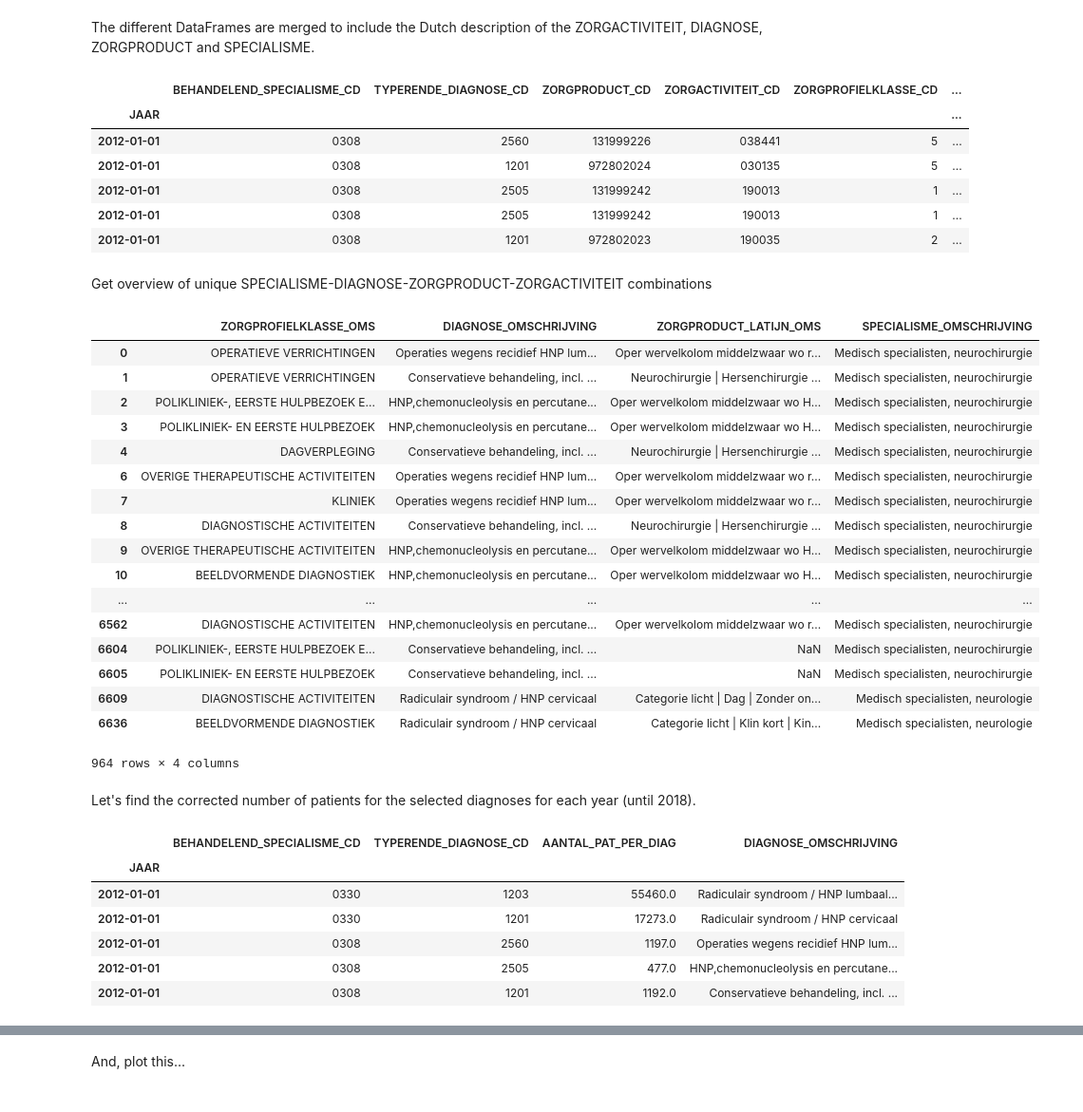
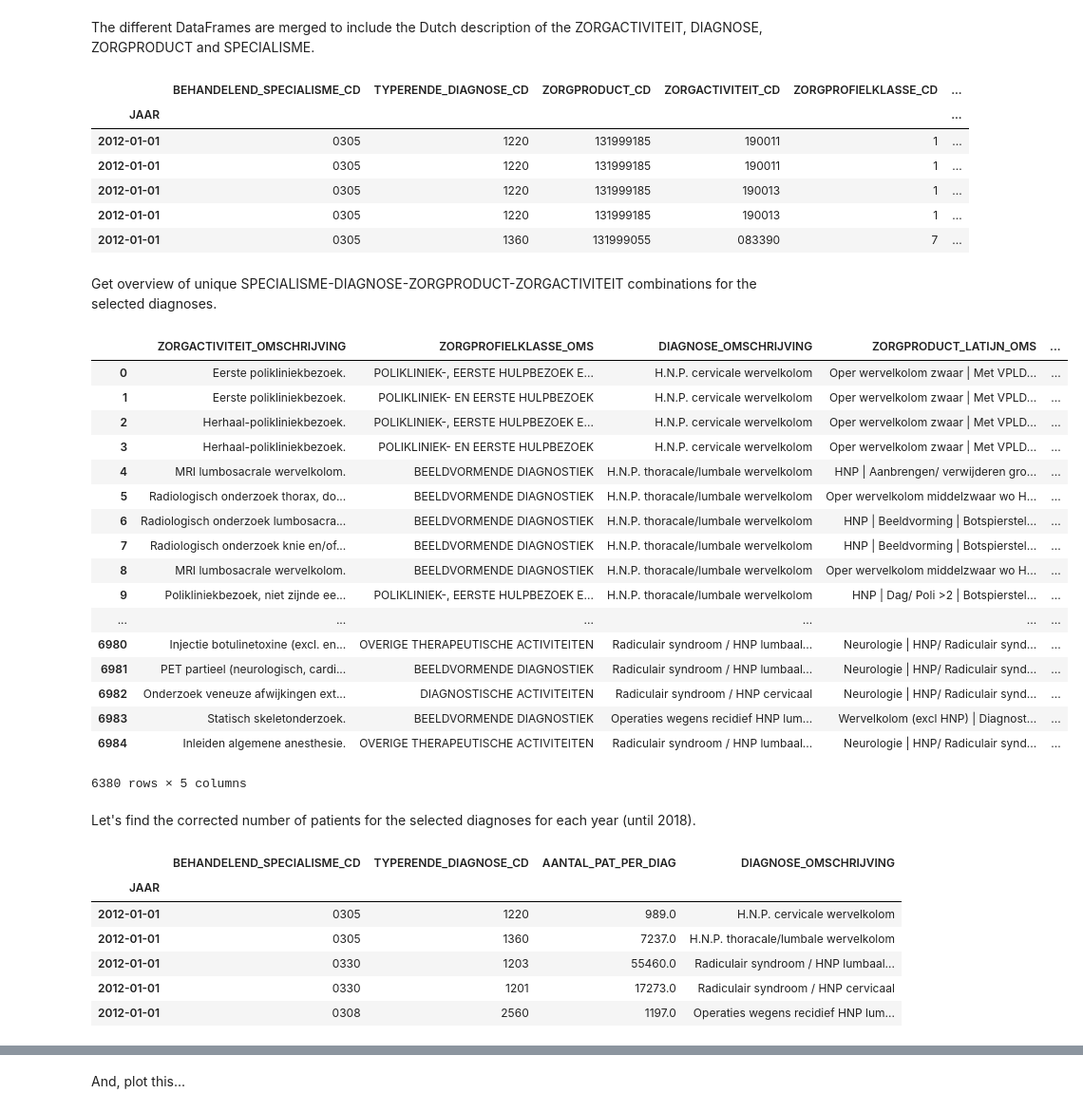
Before and after one commit to bokhove/NZa, a Jupyter notebook: NZa.ipynb, the cells around one changed output, grey strips where cells are left out. Shown at 95% size. Drawn from its saved outputs; the diff is of its cells as text; code cells hidden in the pictures.

```diff
--- a/NZa.ipynb
+++ b/NZa.ipynb
@@ -147,7 +154,7 @@ else:
 df_ref_zat_full = pd.read_csv(url, sep=',', header=0, dtype={'ZORGACTIVITEIT_CD':str,'ZORGPROFIELKLASSE_CD':str})
 
 list_to_drop = ['VERSIE','DATUM_BESTAND','PEILDATUM']
-df_ref_zat_full = df_ref_zat_full.drop(columns=list_to_drop).drop_duplicates().reset_index(drop=True)
+df_ref_zat_full = df_ref_zat_full.drop(list_to_drop, axis=1).drop_duplicates().reset_index(drop=True)
 
 df_ref_zat_full.head()
 #df_ref_zat.info()
@@ -199,7 +206,7 @@ else:
 df_ref_dgn = pd.read_csv(url, sep=',', header=0, dtype={'DIAGNOSE_CD':str,'SPECIALISME_CD':str})
 
 list_to_drop = ['VERSIE','DATUM_BESTAND','PEILDATUM']
-df_ref_dgn = df_ref_dgn.drop(columns=list_to_drop).drop_duplicates().reset_index(drop=True)
+df_ref_dgn = df_ref_dgn.drop(list_to_drop, axis=1).drop_duplicates().reset_index(drop=True)
 
 df_ref_dgn.head()
 #df_ref_dgn.info()
@@ -248,7 +255,7 @@ df_ref_spc = pd.read_csv(url, sep=',', header=0, dtype={'SPECIALISME_CD':str})
 df_ref_spc = df_ref_spc.rename(index=str, columns={"OMSCHRIJVING":"SPECIALISME_OMSCHRIJVING"})
 
 list_to_drop = ['VERSIE','DATUM_BESTAND','PEILDATUM']
-df_ref_spc = df_ref_spc.drop(columns=list_to_drop).drop_duplicates().reset_index(drop=True)
+df_ref_spc = df_ref_spc.drop(list_to_drop, axis=1).drop_duplicates().reset_index(drop=True)
 
 df_ref_spc.head()
 #df_ref_spc.info()
@@ -290,7 +297,7 @@ The different DataFrames are merged to include the Dutch description of the ZORG
 df_dbc_profiel_diag_full = pd.merge(df_dbc_profiel_diag, df_ref_zat, on='ZORGACTIVITEIT_CD', how='left', suffixes=('','_zat'))
 drop_suffix(df_dbc_profiel_diag_full, '_zat')
 
-df_dbc_profiel_diag_full = pd.merge(df_dbc_profiel_diag, df_ref_zpf, on='ZORGPROFIELKLASSE_CD', how='left', suffixes=('','_zat'))
+df_dbc_profiel_diag_full = pd.merge(df_dbc_profiel_diag_full, df_ref_zpf, on='ZORGPROFIELKLASSE_CD', how='left', suffixes=('','_zat'))
 drop_suffix(df_dbc_profiel_diag_full, '_zat')
 
 df_dbc_profiel_diag_full = pd.merge(df_dbc_profiel_diag_full, df_ref_dgn, left_on=['TYPERENDE_DIAGNOSE_CD','BEHANDELEND_SPECIALISME_CD'], right_on=['DIAGNOSE_CD','SPECIALISME_CD'], how='left', suffixes=('','_dgn'))
@@ -303,7 +310,7 @@ df_dbc_profiel_diag_full = pd.merge(df_dbc_profiel_diag_full, df_ref_spc, left_o
 drop_suffix(df_dbc_profiel_diag_full, '_spc')
 
 list_to_drop = ['DIAGNOSE_CD','SPECIALISME_CD']
-df_dbc_profiel_diag_full = df_dbc_profiel_diag_full.drop(columns=list_to_drop).drop_duplicates().set_index('JAAR')
+df_dbc_profiel_diag_full = df_dbc_profiel_diag_full.drop(list_to_drop, axis=1).drop_duplicates().set_index('JAAR')
 
 if exportToCSV:
     df_dbc_profiel_diag_full.to_csv('data/dbc_profiel_diag.csv', index=True)
@@ -311,43 +318,43 @@ df_dbc_profiel_diag_full.head()
 # %% [output]
 |  | BEHANDELEND_SPECIALISME_CD | TYPERENDE_DIAGNOSE_CD | ZORGPRODUCT_CD | ZORGACTIVITEIT_CD | ZORGPROFIELKLASSE_CD | ... |
 | JAAR |  |  |  |  |  | ... |
-| 2012-01-01 | 0308 | 2560 | 131999226 | 038441 | 5 | ... |
-| 2012-01-01 | 0308 | 1201 | 972802024 | 030135 | 5 | ... |
-| 2012-01-01 | 0308 | 2505 | 131999242 | 190013 | 1 | ... |
-| 2012-01-01 | 0308 | 2505 | 131999242 | 190013 | 1 | ... |
-| 2012-01-01 | 0308 | 1201 | 972802023 | 190035 | 2 | ... |
+| 2012-01-01 | 0305 | 1220 | 131999185 | 190011 | 1 | ... |
+| 2012-01-01 | 0305 | 1220 | 131999185 | 190011 | 1 | ... |
+| 2012-01-01 | 0305 | 1220 | 131999185 | 190013 | 1 | ... |
+| 2012-01-01 | 0305 | 1220 | 131999185 | 190013 | 1 | ... |
+| 2012-01-01 | 0305 | 1360 | 131999055 | 083390 | 7 | ... |
 # %% [markdown]
-Get overview of unique SPECIALISME-DIAGNOSE-ZORGPRODUCT-ZORGACTIVITEIT combinations
+Get overview of unique SPECIALISME-DIAGNOSE-ZORGPRODUCT-ZORGACTIVITEIT combinations for the selected diagnoses.
 # %%
 list_to_drop = ['AANTAL_PAT','AANTAL_SUBTRAJECT','AANTAL_ZAT']
-df_diag_overview = df_dbc_profiel_diag_full.drop(columns=list_to_drop).drop_duplicates().reset_index()
+df_diag_overview = df_dbc_profiel_diag_full.drop(list_to_drop, axis=1).drop_duplicates().reset_index()
 
 list_to_drop = ['JAAR','BEHANDELEND_SPECIALISME_CD','TYPERENDE_DIAGNOSE_CD','ZORGPRODUCT_CD','ZORGACTIVITEIT_CD','ZORGPROFIELKLASSE_CD']
-df_diag_overview = df_diag_overview.drop(columns=list_to_drop).drop_duplicates()
+df_diag_overview = df_diag_overview.drop(list_to_drop, axis=1).drop_duplicates()
 
 if exportToCSV:
     df_diag_overview.to_csv('data/diag_overview.csv', index=False, quoting=csv.QUOTE_ALL)
 
 df_diag_overview
 # %% [output]
-|  | ZORGPROFIELKLASSE_OMS | DIAGNOSE_OMSCHRIJVING | ZORGPRODUCT_LATIJN_OMS | SPECIALISME_OMSCHRIJVING |
-| 0 | OPERATIEVE VERRICHTINGEN | Operaties wegens recidief HNP lum... | Oper wervelkolom middelzwaar wo r... | Medisch specialisten, neurochirurgie |
-| 1 | OPERATIEVE VERRICHTINGEN | Conservatieve behandeling, incl. ... | Neurochirurgie | Hersenchirurgie ... | Medisch specialisten, neurochirurgie |
-| 2 | POLIKLINIEK-, EERSTE HULPBEZOEK E... | HNP,chemonucleolysis en percutane... | Oper wervelkolom middelzwaar wo H... | Medisch specialisten, neurochirurgie |
-| 3 | POLIKLINIEK- EN EERSTE HULPBEZOEK | HNP,chemonucleolysis en percutane... | Oper wervelkolom middelzwaar wo H... | Medisch specialisten, neurochirurgie |
-| 4 | DAGVERPLEGING | Conservatieve behandeling, incl. ... | Neurochirurgie | Hersenchirurgie ... | Medisch specialisten, neurochirurgie |
-| 6 | OVERIGE THERAPEUTISCHE ACTIVITEITEN | Operaties wegens recidief HNP lum... | Oper wervelkolom middelzwaar wo r... | Medisch specialisten, neurochirurgie |
-| 7 | KLINIEK | Operaties wegens recidief HNP lum... | Oper wervelkolom middelzwaar wo r... | Medisch specialisten, neurochirurgie |
-| 8 | DIAGNOSTISCHE ACTIVITEITEN | Conservatieve behandeling, incl. ... | Neurochirurgie | Hersenchirurgie ... | Medisch specialisten, neurochirurgie |
-| 9 | OVERIGE THERAPEUTISCHE ACTIVITEITEN | HNP,chemonucleolysis en percutane... | Oper wervelkolom middelzwaar wo H... | Medisch specialisten, neurochirurgie |
-| 10 | BEELDVORMENDE DIAGNOSTIEK | HNP,chemonucleolysis en percutane... | Oper wervelkolom middelzwaar wo H... | Medisch specialisten, neurochirurgie |
-| ... | ... | ... | ... | ... |
-| 6562 | DIAGNOSTISCHE ACTIVITEITEN | HNP,chemonucleolysis en percutane... | Oper wervelkolom middelzwaar wo r... | Medisch specialisten, neurochirurgie |
-| 6604 | POLIKLINIEK-, EERSTE HULPBEZOEK E... | Conservatieve behandeling, incl. ... | NaN | Medisch specialisten, neurochirurgie |
-| 6605 | POLIKLINIEK- EN EERSTE HULPBEZOEK | Conservatieve behandeling, incl. ... | NaN | Medisch specialisten, neurochirurgie |
-| 6609 | DIAGNOSTISCHE ACTIVITEITEN | Radiculair syndroom / HNP cervicaal | Categorie licht | Dag | Zonder on... | Medisch specialisten, neurologie |
-| 6636 | BEELDVORMENDE DIAGNOSTIEK | Radiculair syndroom / HNP cervicaal | Categorie licht | Klin kort | Kin... | Medisch specialisten, neurologie |
+|  | ZORGACTIVITEIT_OMSCHRIJVING | ZORGPROFIELKLASSE_OMS | DIAGNOSE_OMSCHRIJVING | ZORGPRODUCT_LATIJN_OMS | ... |
+| 0 | Eerste polikliniekbezoek. | POLIKLINIEK-, EERSTE HULPBEZOEK E... | H.N.P. cervicale wervelkolom | Oper wervelkolom zwaar | Met VPLD... | ... |
+| 1 | Eerste polikliniekbezoek. | POLIKLINIEK- EN EERSTE HULPBEZOEK | H.N.P. cervicale wervelkolom | Oper wervelkolom zwaar | Met VPLD... | ... |
+| 2 | Herhaal-polikliniekbezoek. | POLIKLINIEK-, EERSTE HULPBEZOEK E... | H.N.P. cervicale wervelkolom | Oper wervelkolom zwaar | Met VPLD... | ... |
+| 3 | Herhaal-polikliniekbezoek. | POLIKLINIEK- EN EERSTE HULPBEZOEK | H.N.P. cervicale wervelkolom | Oper wervelkolom zwaar | Met VPLD... | ... |
+| 4 | MRI lumbosacrale wervelkolom. | BEELDVORMENDE DIAGNOSTIEK | H.N.P. thoracale/lumbale wervelkolom | HNP | Aanbrengen/ verwijderen gro... | ... |
+| 5 | Radiologisch onderzoek thorax, do... | BEELDVORMENDE DIAGNOSTIEK | H.N.P. thoracale/lumbale wervelkolom | Oper wervelkolom middelzwaar wo H... | ... |
+| 6 | Radiologisch onderzoek lumbosacra... | BEELDVORMENDE DIAGNOSTIEK | H.N.P. thoracale/lumbale wervelkolom | HNP | Beeldvorming | Botspierstel... | ... |
+| 7 | Radiologisch onderzoek knie en/of... | BEELDVORMENDE DIAGNOSTIEK | H.N.P. thoracale/lumbale wervelkolom | HNP | Beeldvorming | Botspierstel... | ... |
+| 8 | MRI lumbosacrale wervelkolom. | BEELDVORMENDE DIAGNOSTIEK | H.N.P. thoracale/lumbale wervelkolom | Oper wervelkolom middelzwaar wo H... | ... |
+| 9 | Polikliniekbezoek, niet zijnde ee... | POLIKLINIEK-, EERSTE HULPBEZOEK E... | H.N.P. thoracale/lumbale wervelkolom | HNP | Dag/ Poli >2 | Botspierstel... | ... |
+| ... | ... | ... | ... | ... | ... |
+| 6980 | Injectie botulinetoxine (excl. en... | OVERIGE THERAPEUTISCHE ACTIVITEITEN | Radiculair syndroom / HNP lumbaal... | Neurologie | HNP/ Radiculair synd... | ... |
+| 6981 | PET partieel (neurologisch, cardi... | BEELDVORMENDE DIAGNOSTIEK | Radiculair syndroom / HNP lumbaal... | Neurologie | HNP/ Radiculair synd... | ... |
+| 6982 | Onderzoek veneuze afwijkingen ext... | DIAGNOSTISCHE ACTIVITEITEN | Radiculair syndroom / HNP cervicaal | Neurologie | HNP/ Radiculair synd... | ... |
+| 6983 | Statisch skeletonderzoek. | BEELDVORMENDE DIAGNOSTIEK | Operaties wegens recidief HNP lum... | Wervelkolom (excl HNP) | Diagnost... | ... |
+| 6984 | Inleiden algemene anesthesie. | OVERIGE THERAPEUTISCHE ACTIVITEITEN | Radiculair syndroom / HNP lumbaal... | Neurologie | HNP/ Radiculair synd... | ... |
-964 rows × 4 columns
+6380 rows × 5 columns
 # %% [markdown]
 Let's find the corrected number of patients for the selected diagnoses for each year (until 2018).
 # %%
@@ -356,16 +363,16 @@ df_dbc_diag = df_dbc_full[['BEHANDELEND_SPECIALISME_CD','TYPERENDE_DIAGNOSE_CD',
 
 df_dbc_diag['spec_diag'] = df_dbc_diag['BEHANDELEND_SPECIALISME_CD'] + df_dbc_diag['TYPERENDE_DIAGNOSE_CD']
 df_dbc_diag = df_dbc_diag.loc[ df_dbc_diag['spec_diag'].isin(spec_diag_ID) ]
-df_dbc_diag = df_dbc_diag.drop(columns=['spec_diag'])
+df_dbc_diag = df_dbc_diag.drop('spec_diag', axis=1)
 df_dbc_diag.head()
 # %% [output]
 |  | BEHANDELEND_SPECIALISME_CD | TYPERENDE_DIAGNOSE_CD | AANTAL_PAT_PER_DIAG | DIAGNOSE_OMSCHRIJVING |
 | JAAR |  |  |  |  |
+| 2012-01-01 | 0305 | 1220 | 989.0 | H.N.P. cervicale wervelkolom |
+| 2012-01-01 | 0305 | 1360 | 7237.0 | H.N.P. thoracale/lumbale wervelkolom |
 | 2012-01-01 | 0330 | 1203 | 55460.0 | Radiculair syndroom / HNP lumbaal... |
 | 2012-01-01 | 0330 | 1201 | 17273.0 | Radiculair syndroom / HNP cervicaal |
 | 2012-01-01 | 0308 | 2560 | 1197.0 | Operaties wegens recidief HNP lum... |
-| 2012-01-01 | 0308 | 2505 | 477.0 | HNP,chemonucleolysis en percutane... |
-| 2012-01-01 | 0308 | 1201 | 1192.0 | Conservatieve behandeling, incl. ... |
 # %%
 df_dbc_diag_pat = pd.pivot_table(df_dbc_diag, index='JAAR', values='AANTAL_PAT_PER_DIAG', aggfunc=sum)
 
```
Also changed, not shown: parts of 18 cells of this notebook.
